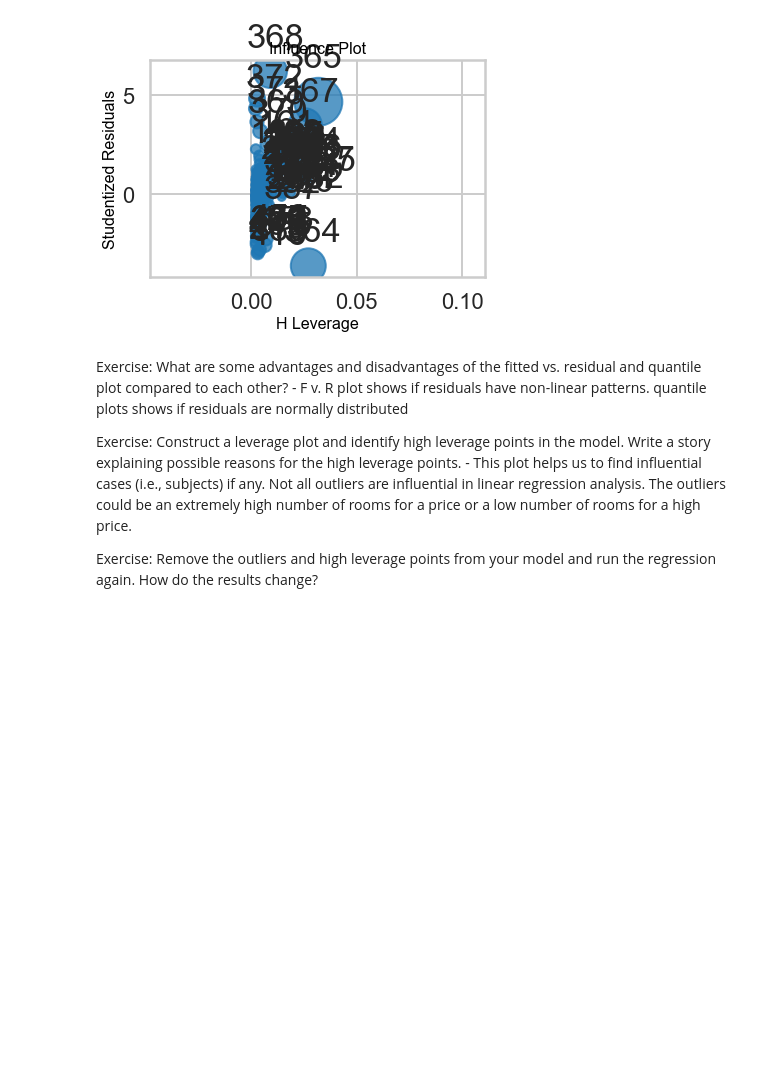
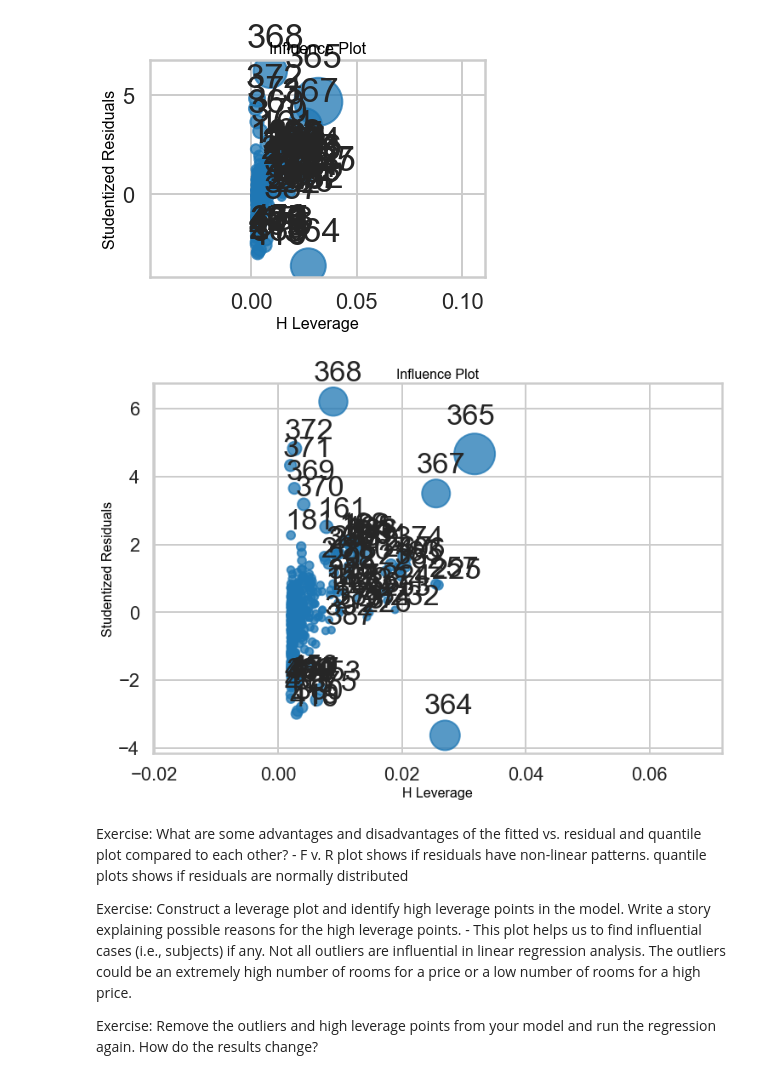
Before and after one commit to Esavoye/Data_Science_Career_Track, a Jupyter notebook: Mini_Projects/Linear_Regression_Boston_Housing/linear_regression/Mini_Project_Linear_Regression.ipynb, the cells around one changed output. Cells and saved outputs as stored; diff of their text form; code cells hidden in the pictures; blank space fills up the shorter version.

```diff
--- a/Mini_Projects/Linear_Regression_Boston_Housing/linear_regression/Mini_Project_Linear_Regression.ipynb
+++ b/Mini_Projects/Linear_Regression_Boston_Housing/linear_regression/Mini_Project_Linear_Regression.ipynb
@@ -958,6 +958,11 @@ influence_plot(m_fit)
 [figure]
 [figure]
 [figure]
+# %%
+fig, ax = plt.subplots(figsize=(12,8))
+fig = sm.graphics.influence_plot(m_fit, ax=ax, criterion="cooks")
+# %% [output]
+[figure, added]
 # %% [markdown]
 Exercise: What are some advantages and disadvantages of the fitted vs. residual and quantile plot compared to each other?
     - F v. R plot shows if residuals have non-linear patterns. quantile plots shows if residuals are normally distributed
```
